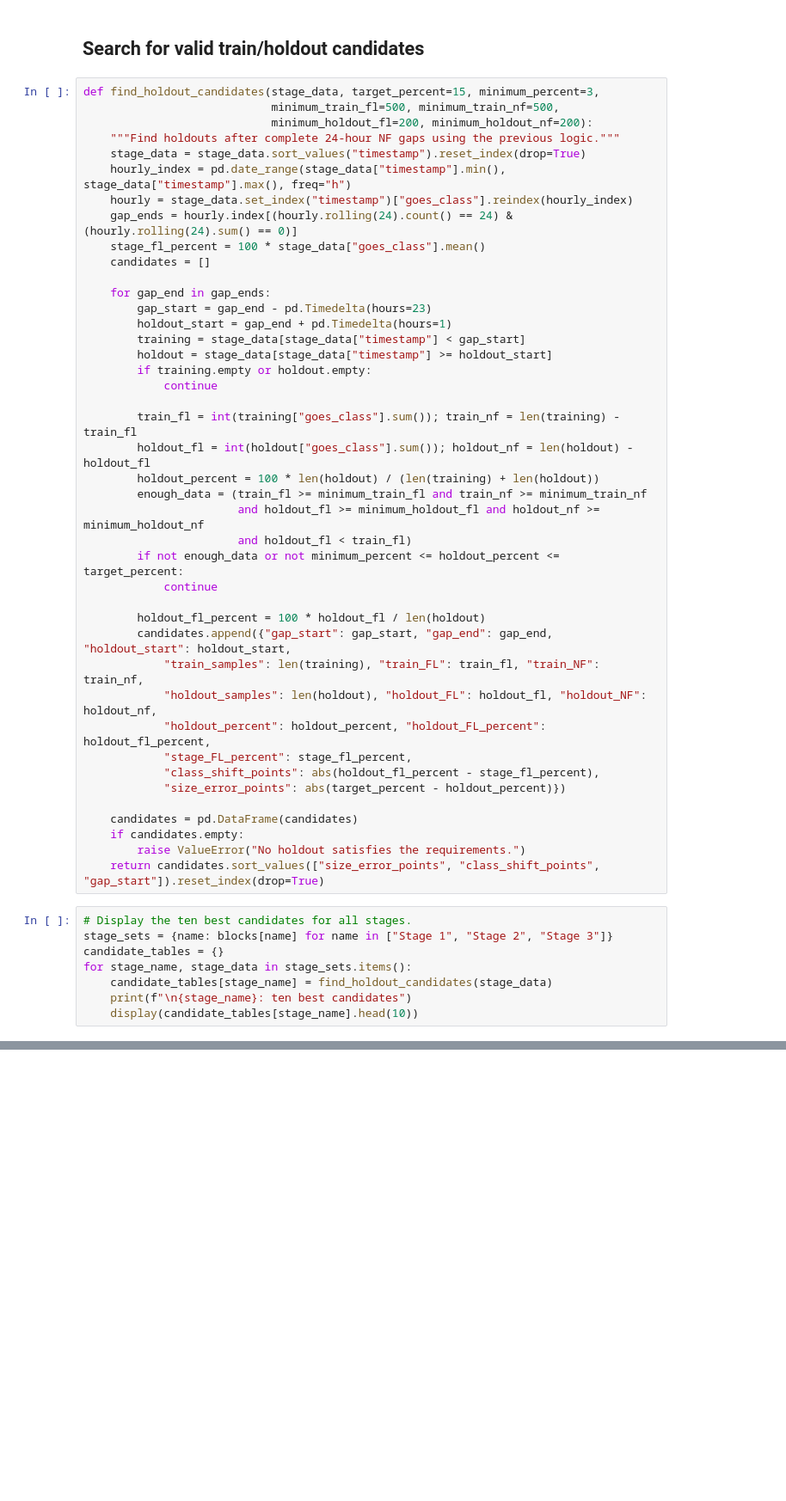
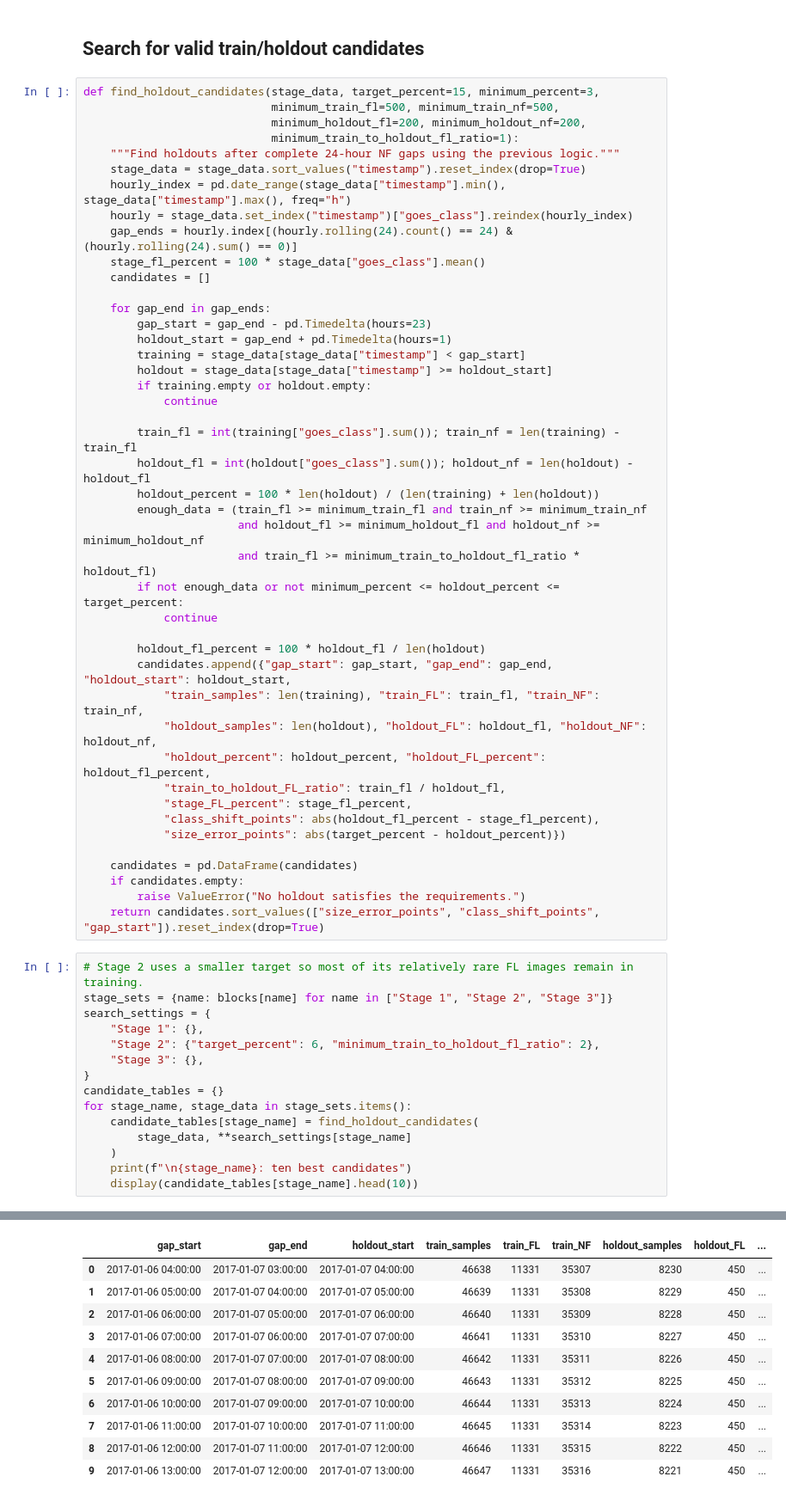
Before and after one commit to PiyushLuitel-07/Full-Disk-Attention---Continual-Learning-, a Jupyter notebook: data_labeling/eda/6_find_sciquality_stage1_split.ipynb, the cells around one changed output, grey strips where cells are left out. Shown at 86% size. Drawn from its saved outputs; the diff is of its cells as text; blank space fills up the shorter version.

```diff
--- a/data_labeling/eda/6_find_sciquality_stage1_split.ipynb
+++ b/data_labeling/eda/6_find_sciquality_stage1_split.ipynb
@@ -89,7 +110,8 @@ display(previous_gap_summary)
 # %%
 def find_holdout_candidates(stage_data, target_percent=15, minimum_percent=3,
                             minimum_train_fl=500, minimum_train_nf=500,
-                            minimum_holdout_fl=200, minimum_holdout_nf=200):
+                            minimum_holdout_fl=200, minimum_holdout_nf=200,
+                            minimum_train_to_holdout_fl_ratio=1):
     """Find holdouts after complete 24-hour NF gaps using the previous logic."""
     stage_data = stage_data.sort_values("timestamp").reset_index(drop=True)
     hourly_index = pd.date_range(stage_data["timestamp"].min(), stage_data["timestamp"].max(), freq="h")
@@ -111,7 +133,7 @@ def find_holdout_candidates(stage_data, target_percent=15, minimum_percent=3,
         holdout_percent = 100 * len(holdout) / (len(training) + len(holdout))
         enough_data = (train_fl >= minimum_train_fl and train_nf >= minimum_train_nf
                        and holdout_fl >= minimum_holdout_fl and holdout_nf >= minimum_holdout_nf
-                       and holdout_fl < train_fl)
+                       and train_fl >= minimum_train_to_holdout_fl_ratio * holdout_fl)
         if not enough_data or not minimum_percent <= holdout_percent <= target_percent:
             continue
 
@@ -120,6 +142,7 @@ def find_holdout_candidates(stage_data, target_percent=15, minimum_percent=3,
             "train_samples": len(training), "train_FL": train_fl, "train_NF": train_nf,
             "holdout_samples": len(holdout), "holdout_FL": holdout_fl, "holdout_NF": holdout_nf,
             "holdout_percent": holdout_percent, "holdout_FL_percent": holdout_fl_percent,
+            "train_to_holdout_FL_ratio": train_fl / holdout_fl,
             "stage_FL_percent": stage_fl_percent,
             "class_shift_points": abs(holdout_fl_percent - stage_fl_percent),
             "size_error_points": abs(target_percent - holdout_percent)})
@@ -129,10 +152,18 @@ def find_holdout_candidates(stage_data, target_percent=15, minimum_percent=3,
         raise ValueError("No holdout satisfies the requirements.")
     return candidates.sort_values(["size_error_points", "class_shift_points", "gap_start"]).reset_index(drop=True)
 # %%
-# Display the ten best candidates for all stages.
+# Stage 2 uses a smaller target so most of its relatively rare FL images remain in training.
 stage_sets = {name: blocks[name] for name in ["Stage 1", "Stage 2", "Stage 3"]}
+search_settings = {
+    "Stage 1": {},
+    "Stage 2": {"target_percent": 6, "minimum_train_to_holdout_fl_ratio": 2},
+    "Stage 3": {},
+}
 candidate_tables = {}
 for stage_name, stage_data in stage_sets.items():
-    candidate_tables[stage_name] = find_holdout_candidates(stage_data)
+    candidate_tables[stage_name] = find_holdout_candidates(
+        stage_data, **search_settings[stage_name]
+    )
     print(f"\n{stage_name}: ten best candidates")
     display(candidate_tables[stage_name].head(10))
+# %% [output]
@@ -138,0 +171,11 @@ for stage_name, stage_data in stage_sets.items():
+|  | gap_start | gap_end | holdout_start | train_samples | train_FL | train_NF | holdout_samples | holdout_FL | ... |
+| 0 | 2017-01-06 04:00:00 | 2017-01-07 03:00:00 | 2017-01-07 04:00:00 | 46638 | 11331 | 35307 | 8230 | 450 | ... |
+| 1 | 2017-01-06 05:00:00 | 2017-01-07 04:00:00 | 2017-01-07 05:00:00 | 46639 | 11331 | 35308 | 8229 | 450 | ... |
+| 2 | 2017-01-06 06:00:00 | 2017-01-07 05:00:00 | 2017-01-07 06:00:00 | 46640 | 11331 | 35309 | 8228 | 450 | ... |
+| 3 | 2017-01-06 07:00:00 | 2017-01-07 06:00:00 | 2017-01-07 07:00:00 | 46641 | 11331 | 35310 | 8227 | 450 | ... |
+| 4 | 2017-01-06 08:00:00 | 2017-01-07 07:00:00 | 2017-01-07 08:00:00 | 46642 | 11331 | 35311 | 8226 | 450 | ... |
+| 5 | 2017-01-06 09:00:00 | 2017-01-07 08:00:00 | 2017-01-07 09:00:00 | 46643 | 11331 | 35312 | 8225 | 450 | ... |
+| 6 | 2017-01-06 10:00:00 | 2017-01-07 09:00:00 | 2017-01-07 10:00:00 | 46644 | 11331 | 35313 | 8224 | 450 | ... |
+| 7 | 2017-01-06 11:00:00 | 2017-01-07 10:00:00 | 2017-01-07 11:00:00 | 46645 | 11331 | 35314 | 8223 | 450 | ... |
+| 8 | 2017-01-06 12:00:00 | 2017-01-07 11:00:00 | 2017-01-07 12:00:00 | 46646 | 11331 | 35315 | 8222 | 450 | ... |
+| 9 | 2017-01-06 13:00:00 | 2017-01-07 12:00:00 | 2017-01-07 13:00:00 | 46647 | 11331 | 35316 | 8221 | 450 | ... |
```
Also changed, not shown: parts of 10 cells of this notebook, 1 other file.
